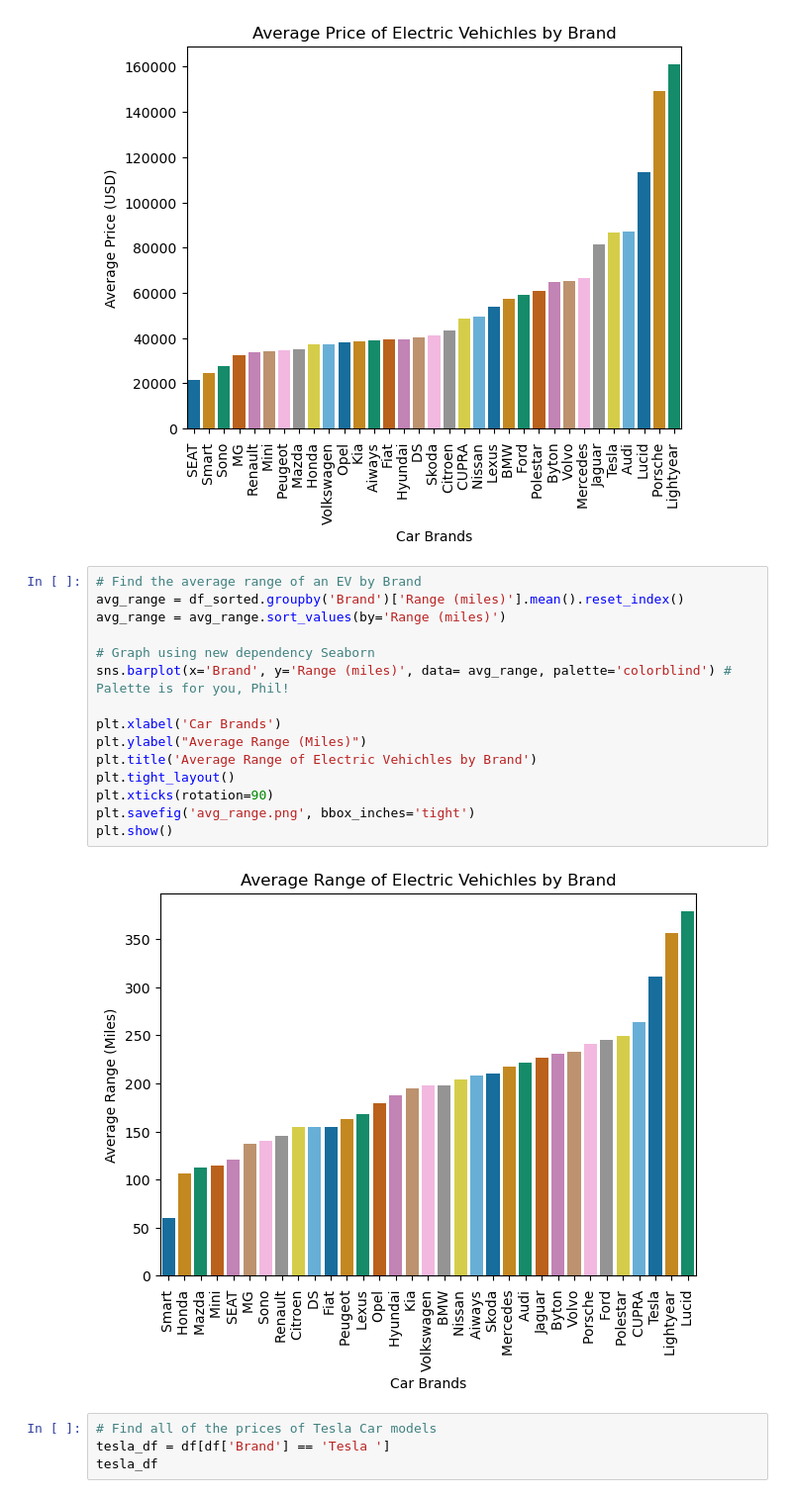
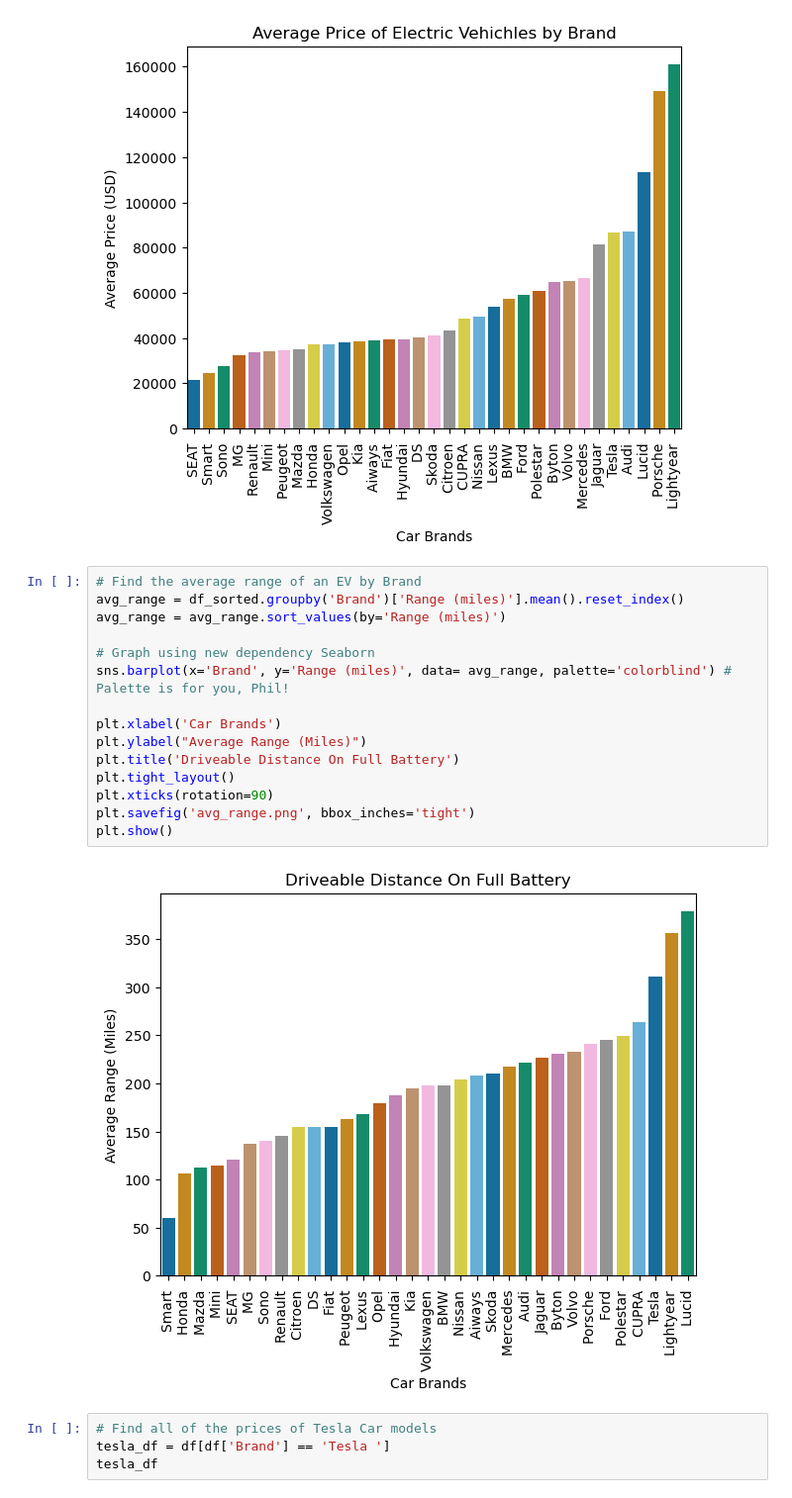
Before and after one commit to andymatsuura/ev-across-america, a Jupyter notebook: tonys_code_folder/Car_Data.ipynb, the cells around one changed output. Shown at 99% size. Drawn from its saved outputs; the diff is of its cells as text.

Commit message:
update Car_Data.ipynb graphs

```diff
--- a/tonys_code_folder/Car_Data.ipynb
+++ b/tonys_code_folder/Car_Data.ipynb
@@ -245,20 +245,20 @@ plt.show()
 # %%
 # Find the average range of an EV by Brand
 avg_range = df_sorted.groupby('Brand')['Range (miles)'].mean().reset_index()
 avg_range = avg_range.sort_values(by='Range (miles)')
 
 # Graph using new dependency Seaborn
 sns.barplot(x='Brand', y='Range (miles)', data= avg_range, palette='colorblind') # Palette is for you, Phil!
 
 plt.xlabel('Car Brands')
 plt.ylabel("Average Range (Miles)")
-plt.title('Average Range of Electric Vehichles by Brand')
+plt.title('Driveable Distance On Full Battery')
 plt.tight_layout()
 plt.xticks(rotation=90)
 plt.savefig('avg_range.png', bbox_inches='tight')
 plt.show()
 # %% [output]
-[figure, old version]
+[figure, new version]
 # %%
 # Find all of the prices of Tesla Car models
 tesla_df = df[df['Brand'] == 'Tesla ']
```
Also changed, not shown: 2 other files.
